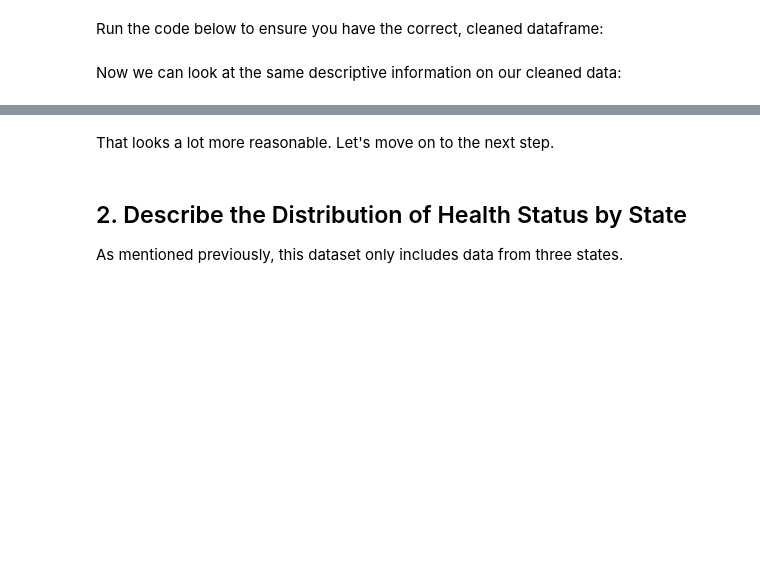
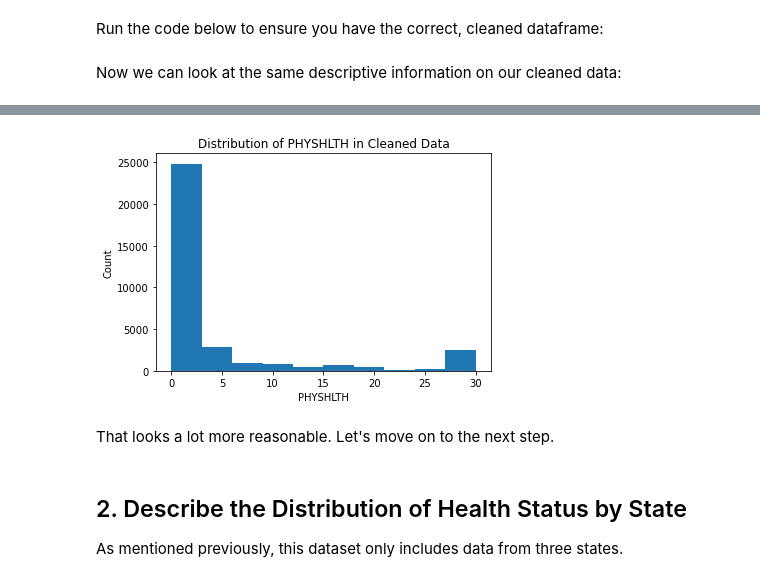
Before and after one commit to Ketty-Odero/dsc-hypothesis-testing-lab, a Jupyter notebook: index.ipynb, the cells around one changed output, grey strips where cells are left out. Cells and saved outputs as stored; diff of their text form; code cells hidden in the pictures; blank space fills up the shorter version.

```diff
--- a/index.ipynb
+++ b/index.ipynb
@@ -113,0 +149,9 @@ Look in the data dictionary, page 17, to understand what is happening with these
+# %%
+# Your code here
+# Replacing Nones which is 88 with 0
+df['PHYSHLTH'] = df['PHYSHLTH'].replace(88,0)
+#df['PHYSHLTH'].value_counts()
+# Selecting 0 to 30 days(valuable columns)
+df_1 = df.copy(deep = True)
+df_1 = df_1[df_1['PHYSHLTH'] <= 30]
+df_1['PHYSHLTH']
@@ -129,10 +200,12 @@ df['PHYSHLTH'].describe()
 # %%
 # Run this cell without changes
 fig, ax = plt.subplots()
-ax.hist(df["PHYSHLTH"])
+ax.hist(df_1["PHYSHLTH"])
 ax.set_xlabel("PHYSHLTH")
 ax.set_ylabel("Count")
 ax.set_title("Distribution of PHYSHLTH in Cleaned Data");
+# %% [output]
+[figure, added]
 # %% [markdown]
 That looks a lot more reasonable. Let's move on to the next step.
 # %% [markdown]
```
Also changed, not shown: parts of 29 cells of this notebook.
